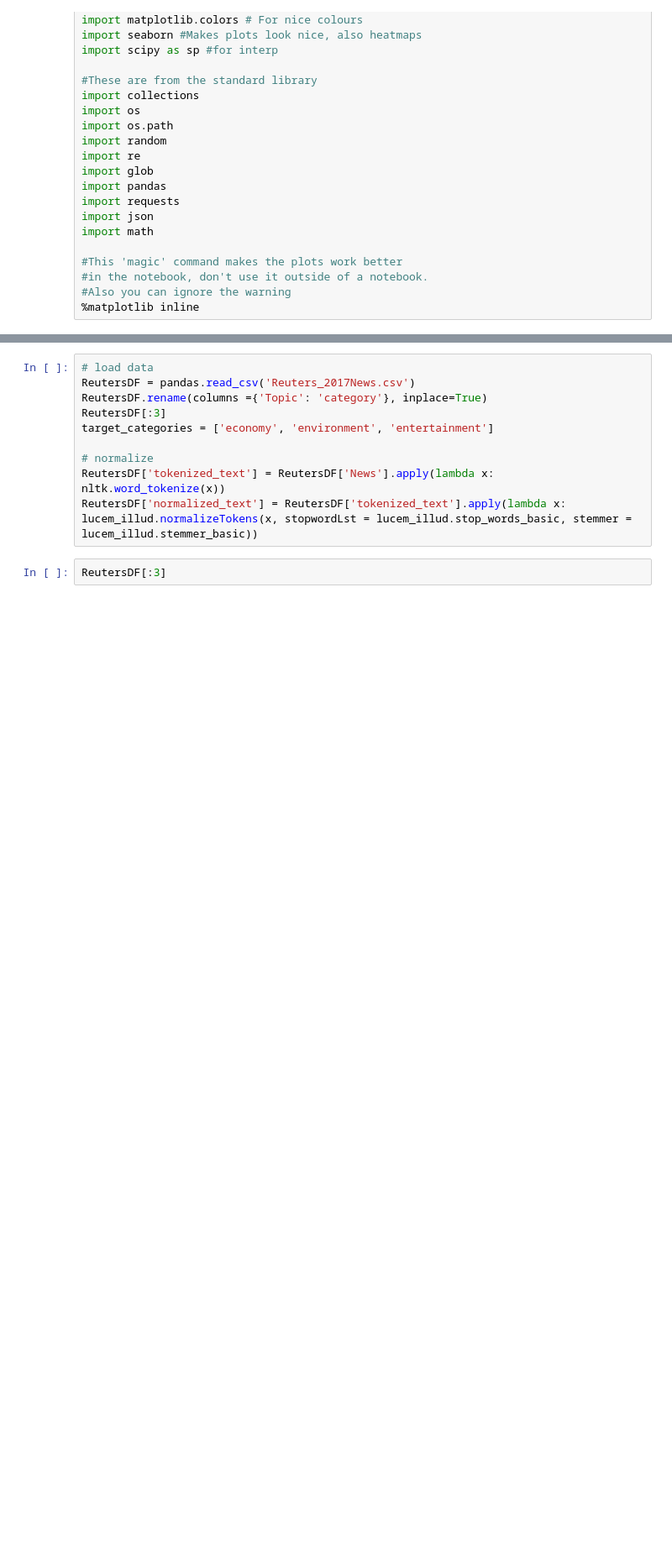
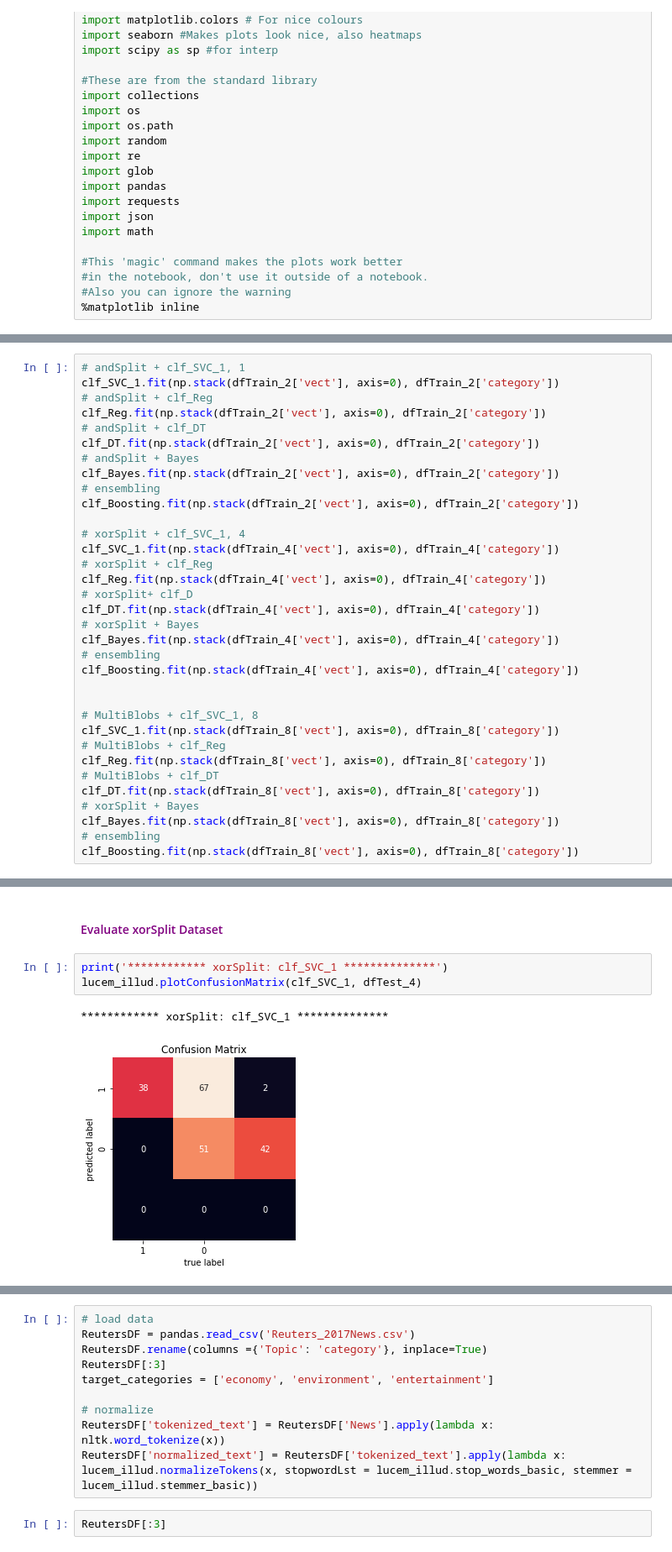
Before and after one commit to sunnyJy/content-analysis-2018, a Jupyter notebook: 6-Classification/Homework 6 by Jingying Bi.ipynb, the cells around one changed output, grey strips where cells are left out. Shown at 84% size. Saved outputs shown, nothing was run; the diff lists cells and outputs as text; blank space fills up the shorter version.

```diff
--- a/6-Classification/Homework 6 by Jingying Bi.ipynb
+++ b/6-Classification/Homework 6 by Jingying Bi.ipynb
@@ -40,0 +204,34 @@ import math
+# %%
+# andSplit + clf_SVC_1, 1
+clf_SVC_1.fit(np.stack(dfTrain_2['vect'], axis=0), dfTrain_2['category'])
+# andSplit + clf_Reg
+clf_Reg.fit(np.stack(dfTrain_2['vect'], axis=0), dfTrain_2['category'])
+# andSplit + clf_DT
+clf_DT.fit(np.stack(dfTrain_2['vect'], axis=0), dfTrain_2['category'])
+# andSplit + Bayes
+clf_Bayes.fit(np.stack(dfTrain_2['vect'], axis=0), dfTrain_2['category'])
+# ensembling
+clf_Boosting.fit(np.stack(dfTrain_2['vect'], axis=0), dfTrain_2['category'])
+
+# xorSplit + clf_SVC_1, 4
+clf_SVC_1.fit(np.stack(dfTrain_4['vect'], axis=0), dfTrain_4['category'])
+# xorSplit + clf_Reg
+clf_Reg.fit(np.stack(dfTrain_4['vect'], axis=0), dfTrain_4['category'])
+# xorSplit+ clf_D
+clf_DT.fit(np.stack(dfTrain_4['vect'], axis=0), dfTrain_4['category'])
+# xorSplit + Bayes
+clf_Bayes.fit(np.stack(dfTrain_4['vect'], axis=0), dfTrain_4['category'])
+# ensembling
+clf_Boosting.fit(np.stack(dfTrain_4['vect'], axis=0), dfTrain_4['category'])
+
+
+# MultiBlobs + clf_SVC_1, 8
+clf_SVC_1.fit(np.stack(dfTrain_8['vect'], axis=0), dfTrain_8['category'])
+# MultiBlobs + clf_Reg
+clf_Reg.fit(np.stack(dfTrain_8['vect'], axis=0), dfTrain_8['category'])
+# MultiBlobs + clf_DT
+clf_DT.fit(np.stack(dfTrain_8['vect'], axis=0), dfTrain_8['category'])
+# xorSplit + Bayes
+clf_Bayes.fit(np.stack(dfTrain_8['vect'], axis=0), dfTrain_8['category'])
+# ensembling
+clf_Boosting.fit(np.stack(dfTrain_8['vect'], axis=0), dfTrain_8['category'])
@@ -40,0 +297,8 @@ import math
+# %% [markdown]
+#### <span style="color:purple"> Evaluate xorSplit Dataset
+# %%
+print('************ xorSplit: clf_SVC_1 **************')
+lucem_illud.plotConfusionMatrix(clf_SVC_1, dfTest_4)
+# %% [output]
+************ xorSplit: clf_SVC_1 **************
+[figure, added]
```
Also changed, not shown: parts of 151 cells of this notebook, 7 other files.
